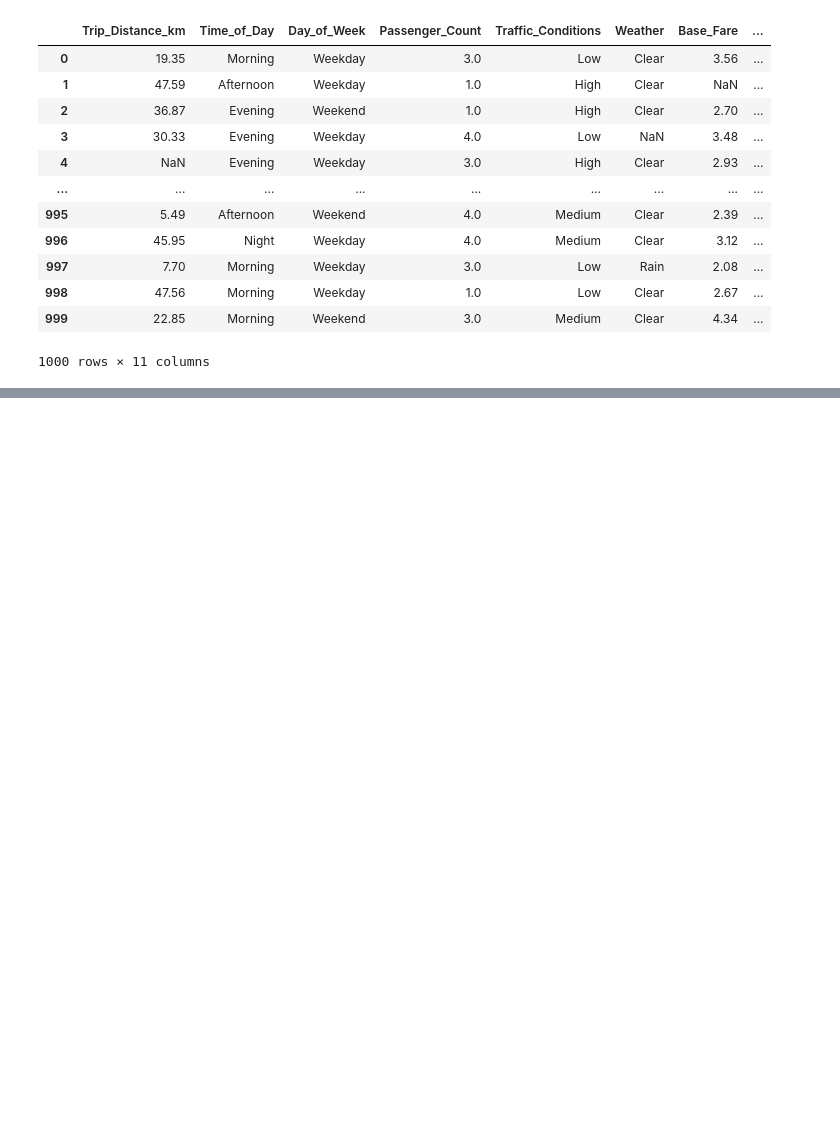
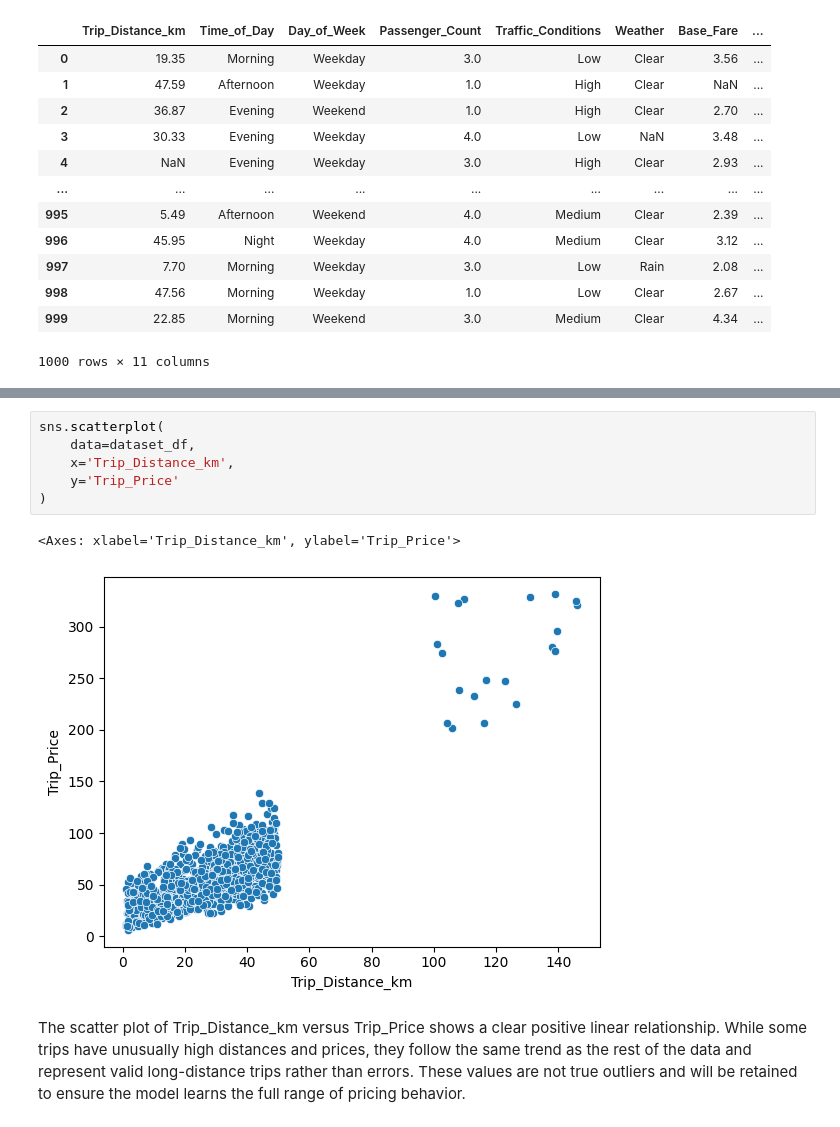
Before and after one commit to Padawan2024/ML-Portfolio, a Jupyter notebook: Supervised_ML/Regression/Predict Taxi Price/Notebooks/EDA.ipynb, the cells around one changed output, grey strips where cells are left out. Saved outputs shown, nothing was run; the diff lists cells and outputs as text; blank space fills up the shorter version.

```diff
--- a/Supervised_ML/Regression/Predict Taxi Price/Notebooks/EDA.ipynb
+++ b/Supervised_ML/Regression/Predict Taxi Price/Notebooks/EDA.ipynb
@@ -43,0 +281,11 @@ dataset_df
+# %%
+sns.scatterplot(
+    data=dataset_df,
+    x='Trip_Distance_km',
+    y='Trip_Price'
+)
+# %% [output]
+<Axes: xlabel='Trip_Distance_km', ylabel='Trip_Price'>
+[figure, added]
+# %% [markdown]
+The scatter plot of Trip_Distance_km versus Trip_Price shows a clear positive linear relationship. While some trips have unusually high distances and prices, they follow the same trend as the rest of the data and represent valid long-distance trips rather than errors. These values are not true outliers and will be retained to ensure the model learns the full range of pricing behavior.
```
Also changed, not shown: parts of 7 cells of this notebook, 1 other file.
